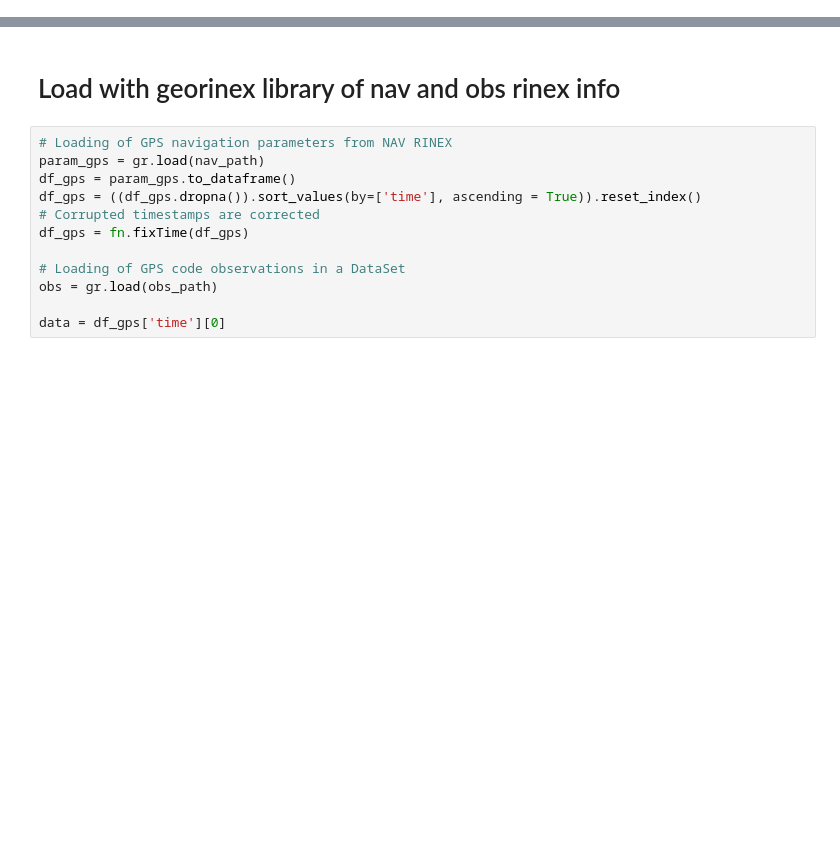
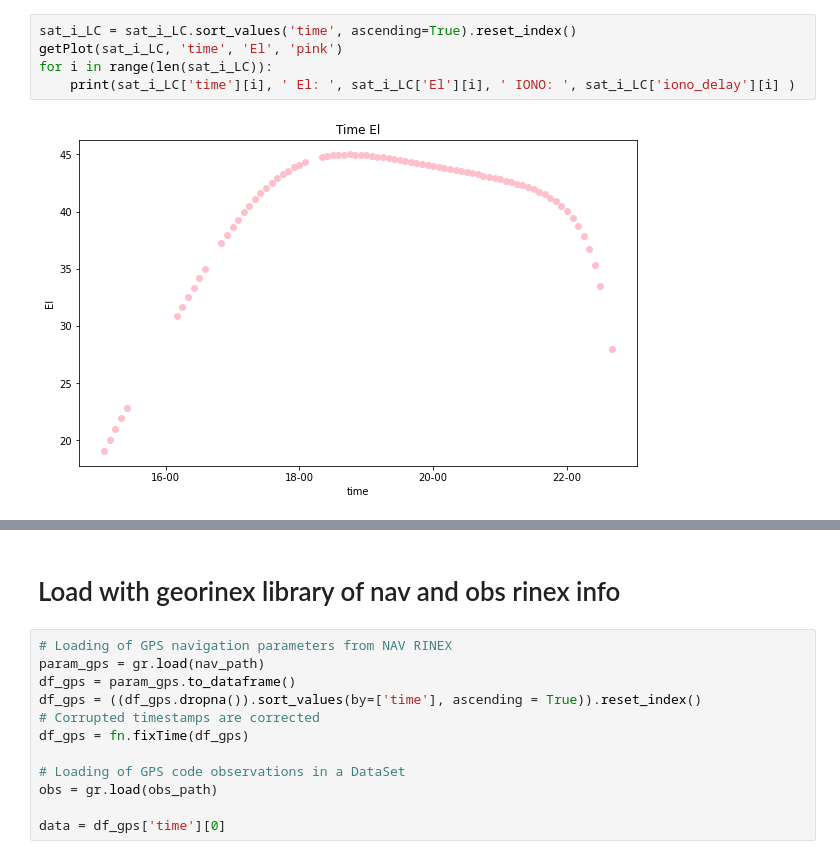
Before and after one commit to mariannaalghisi1996/pointPositioning, a Jupyter notebook: pointPosNotebook.ipynb, the cells around one changed output, grey strips where cells are left out. Saved outputs shown, nothing was run; the diff lists cells and outputs as text; blank space fills up the shorter version.

```diff
--- a/pointPosNotebook.ipynb
+++ b/pointPosNotebook.ipynb
@@ -26,0 +179,7 @@ cutoff = int(p[3])
+# %%
+sat_i_LC = sat_i_LC.sort_values('time', ascending=True).reset_index()
+getPlot(sat_i_LC, 'time', 'El', 'pink')
+for i in range(len(sat_i_LC)):
+    print(sat_i_LC['time'][i], ' El: ', sat_i_LC['El'][i], ' IONO: ', sat_i_LC['iono_delay'][i] )
+# %% [output]
+[figure, added]
```
Also changed, not shown: parts of 16 cells of this notebook, 26 other files.
